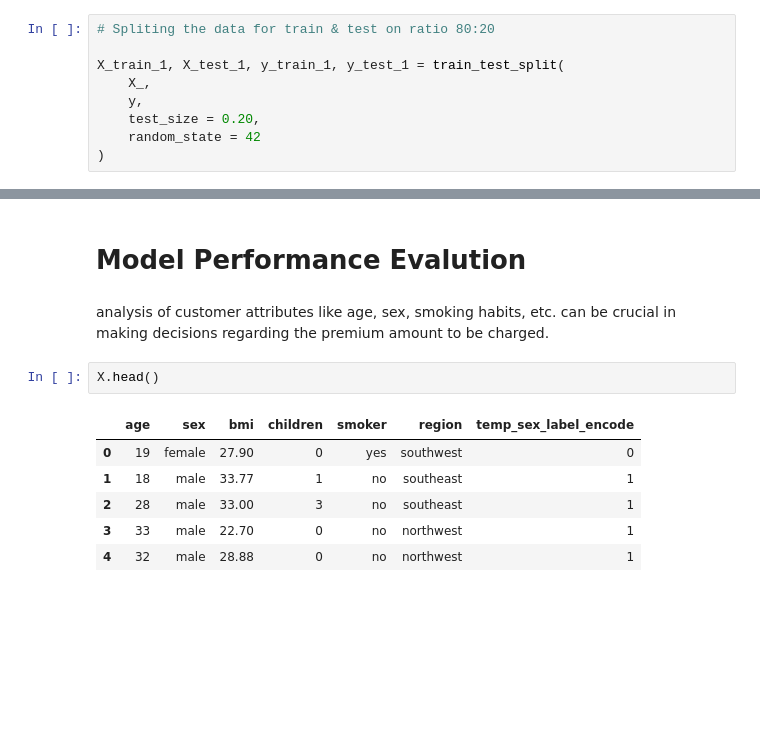
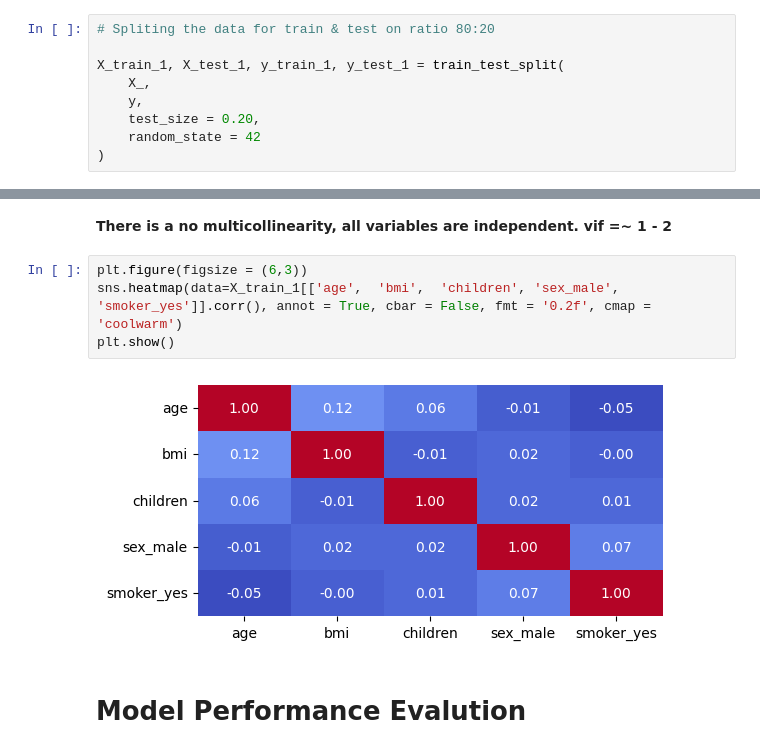
Before and after one commit to uniquegalaxycoder/Project, a Jupyter notebook: medical_insurance_data_|_insurance_charges_prediction.ipynb, the cells around one changed output, grey strips where cells are left out. Drawn from its saved outputs; the diff is of its cells as text; blank space fills up the shorter version.

```diff
--- a/medical_insurance_data_|_insurance_charges_prediction.ipynb
+++ b/medical_insurance_data_|_insurance_charges_prediction.ipynb
@@ -680,13 +809,10 @@ euation = f"Charges (Y) "
+# %% [markdown]
+**There is a no multicollinearity, all variables are independent. vif =~ 1 - 2**
+# %%
+plt.figure(figsize = (6,3))
+sns.heatmap(data=X_train_1[['age',	'bmi',	'children', 'sex_male', 'smoker_yes']].corr(), annot = True, cbar = False, fmt = '0.2f', cmap = 'coolwarm')
+plt.show()
+# %% [output]
+[figure, added]
 # %% [markdown]
 # **Model Performance Evalution**
-# %% [markdown]
-analysis of customer attributes like age, sex, smoking habits, etc. can be crucial in making decisions regarding the premium amount to be charged.
-# %%
-X.head()
-# %% [output]
-|  | age | sex | bmi | children | smoker | region | temp_sex_label_encode |
-| 0 | 19 | female | 27.90 | 0 | yes | southwest | 0 |
-| 1 | 18 | male | 33.77 | 1 | no | southeast | 1 |
-| 2 | 28 | male | 33.00 | 3 | no | southeast | 1 |
-| 3 | 33 | male | 22.70 | 0 | no | northwest | 1 |
-| 4 | 32 | male | 28.88 | 0 | no | northwest | 1 |
```
Also changed, not shown: parts of 94 cells of this notebook.
